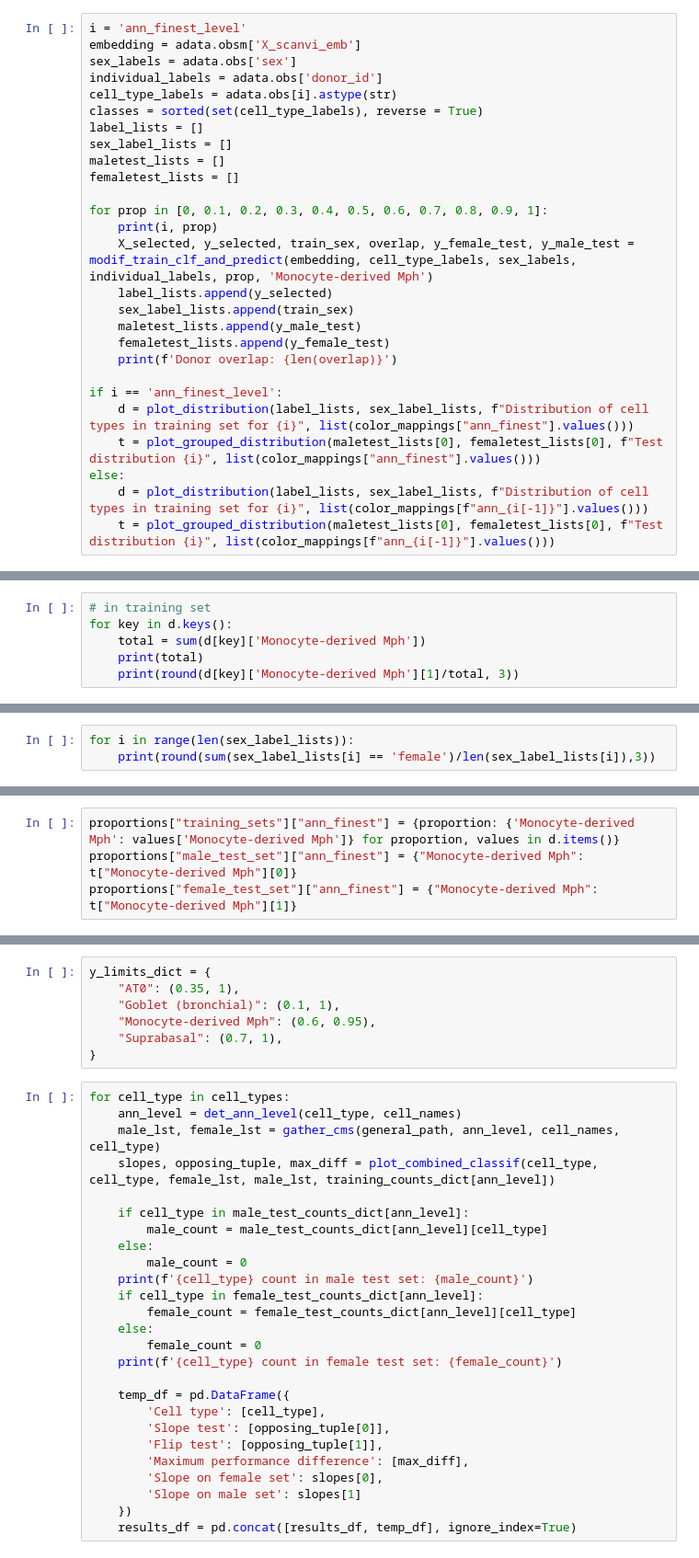
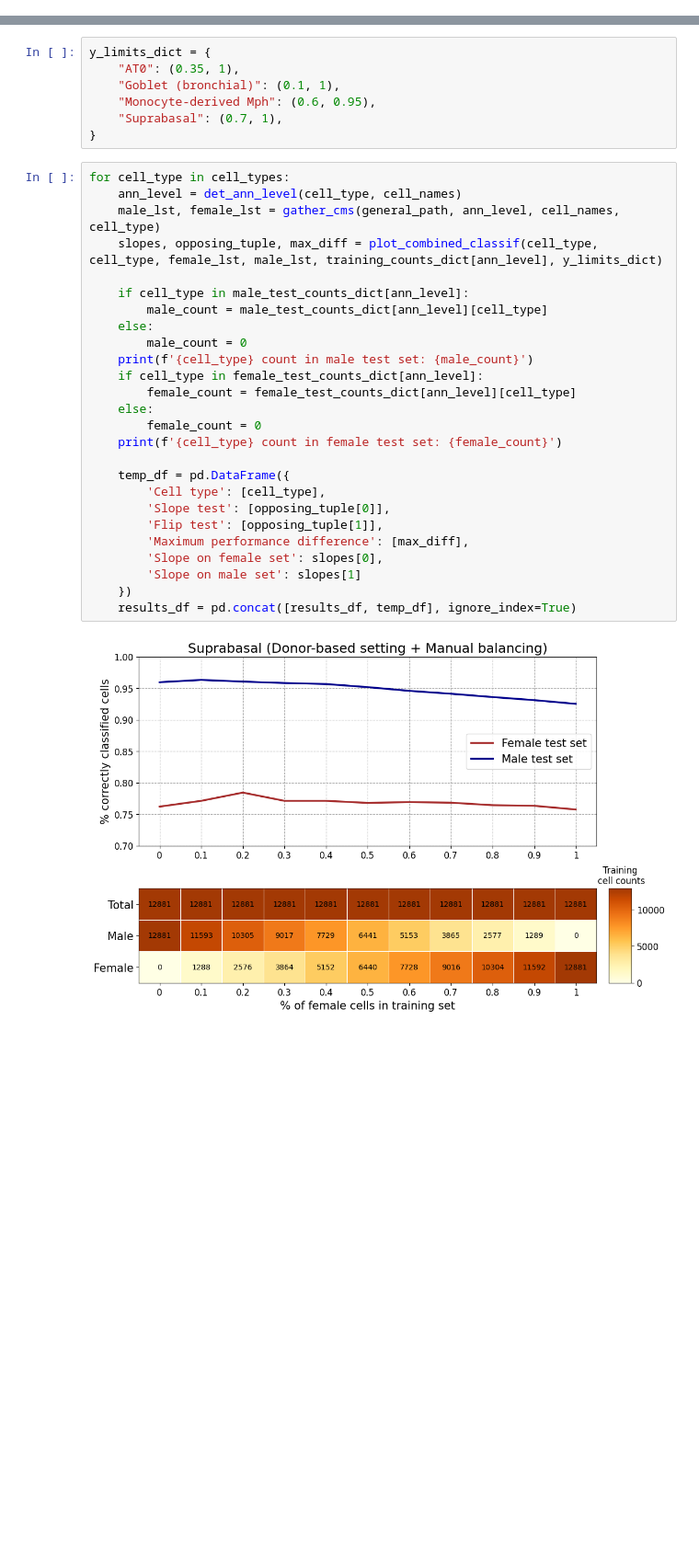
Before and after one commit to noraghenciulescu01/Sex-donor-bias-in-cell-type-classification-scRNAseq, a Jupyter notebook: 3. Additional experiments/3. Abundance in donor-based setting.ipynb, the cells around one changed output, grey strips where cells are left out. Shown at 92% size. Saved outputs shown, nothing was run; the diff lists cells and outputs as text; blank space fills up the shorter version.

Commit message:
fixed count control

```diff
--- a/3. Additional experiments/3. Abundance in donor-based setting.ipynb
+++ b/3. Additional experiments/3. Abundance in donor-based setting.ipynb
@@ -968,27 +1021,0 @@ proportions["female_test_set"] = {"ann_4": {"Suprabasal": t["Suprabasal"][1]}}
-# %%
-i = 'ann_finest_level'
-embedding = adata.obsm['X_scanvi_emb']
-sex_labels = adata.obs['sex']
-individual_labels = adata.obs['donor_id']
-cell_type_labels = adata.obs[i].astype(str)
-classes = sorted(set(cell_type_labels), reverse = True)
-label_lists = []
-sex_label_lists = []
-maletest_lists = []
-femaletest_lists = []
-
-for prop in [0, 0.1, 0.2, 0.3, 0.4, 0.5, 0.6, 0.7, 0.8, 0.9, 1]:
-    print(i, prop)
-    X_selected, y_selected, train_sex, overlap, y_female_test, y_male_test = modif_train_clf_and_predict(embedding, cell_type_labels, sex_labels, individual_labels, prop, 'Monocyte-derived Mph')
-    label_lists.append(y_selected)
-    sex_label_lists.append(train_sex)
-    maletest_lists.append(y_male_test)
-    femaletest_lists.append(y_female_test)
-    print(f'Donor overlap: {len(overlap)}')
-
-if i == 'ann_finest_level':
-    d = plot_distribution(label_lists, sex_label_lists, f"Distribution of cell types in training set for {i}", list(color_mappings["ann_finest"].values()))
-    t = plot_grouped_distribution(maletest_lists[0], femaletest_lists[0], f"Test distribution {i}", list(color_mappings["ann_finest"].values()))
-else:
-    d = plot_distribution(label_lists, sex_label_lists, f"Distribution of cell types in training set for {i}", list(color_mappings[f"ann_{i[-1]}"].values()))
-    t = plot_grouped_distribution(maletest_lists[0], femaletest_lists[0], f"Test distribution {i}", list(color_mappings[f"ann_{i[-1]}"].values()))
@@ -997,6 +1021,0 @@ Check that proportions of Mph are fixed:
-# %%
-# in training set
-for key in d.keys():
-    total = sum(d[key]['Monocyte-derived Mph'])
-    print(total)
-    print(round(d[key]['Monocyte-derived Mph'][1]/total, 3))
@@ -1008,3 +1021,0 @@ Check that sex proportions are still as they should be:
-# %%
-for i in range(len(sex_label_lists)):
-    print(round(sum(sex_label_lists[i] == 'female')/len(sex_label_lists[i]),3))
@@ -1013,4 +1021,0 @@ Export:
-# %%
-proportions["training_sets"]["ann_finest"] = {proportion: {'Monocyte-derived Mph': values['Monocyte-derived Mph']} for proportion, values in d.items()}
-proportions["male_test_set"]["ann_finest"] = {"Monocyte-derived Mph": t["Monocyte-derived Mph"][0]}
-proportions["female_test_set"]["ann_finest"] = {"Monocyte-derived Mph": t["Monocyte-derived Mph"][1]}
@@ -1189,26 +1192,28 @@ y_limits_dict = {
 # %%
 for cell_type in cell_types:
     ann_level = det_ann_level(cell_type, cell_names)
     male_lst, female_lst = gather_cms(general_path, ann_level, cell_names, cell_type)
-    slopes, opposing_tuple, max_diff = plot_combined_classif(cell_type, cell_type, female_lst, male_lst, training_counts_dict[ann_level])
+    slopes, opposing_tuple, max_diff = plot_combined_classif(cell_type, cell_type, female_lst, male_lst, training_counts_dict[ann_level], y_limits_dict)
 
     if cell_type in male_test_counts_dict[ann_level]:
         male_count = male_test_counts_dict[ann_level][cell_type]
     else:
         male_count = 0
     print(f'{cell_type} count in male test set: {male_count}')
     if cell_type in female_test_counts_dict[ann_level]:
         female_count = female_test_counts_dict[ann_level][cell_type]
     else:
         female_count = 0
     print(f'{cell_type} count in female test set: {female_count}')
 
     temp_df = pd.DataFrame({
         'Cell type': [cell_type],
         'Slope test': [opposing_tuple[0]],
         'Flip test': [opposing_tuple[1]],
         'Maximum performance difference': [max_diff],
         'Slope on female set': slopes[0],
         'Slope on male set': slopes[1]
     })
     results_df = pd.concat([results_df, temp_df], ignore_index=True)
+# %% [output]
+[figure, added]
```
Also changed, not shown: parts of 18 cells of this notebook, 4 other files.
